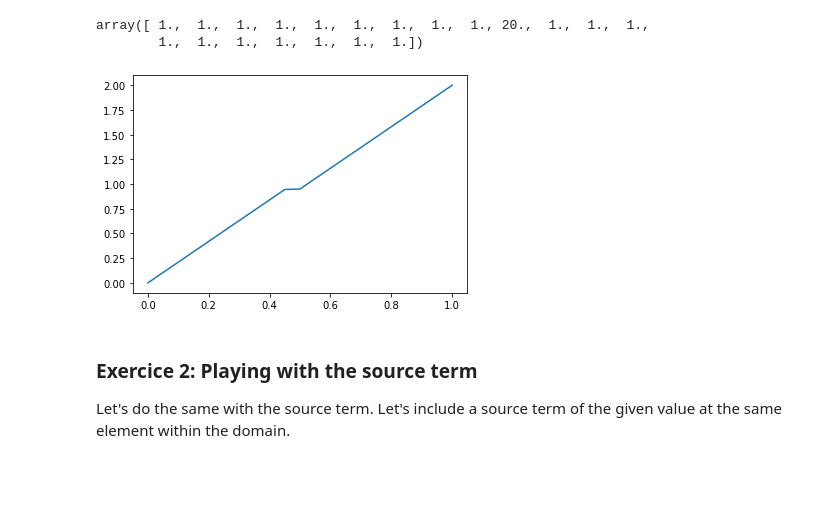
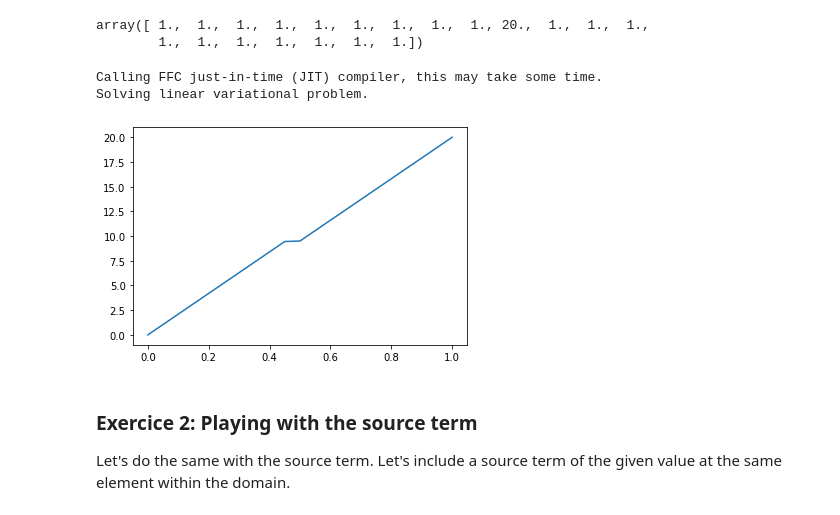
Before and after one commit to Simula-SSCP/SSCP_2024_lectures, a Jupyter notebook: L13 (FEniCS Intro)/L02_FEniCS_Diffusion.ipynb, the cells around one changed output. Drawn from its saved outputs; the diff is of its cells as text; code cells hidden in the pictures; blank space fills up the shorter version.

```diff
--- a/L13 (FEniCS Intro)/L02_FEniCS_Diffusion.ipynb
+++ b/L13 (FEniCS Intro)/L02_FEniCS_Diffusion.ipynb
@@ -163,22 +166,24 @@ array([ 1.,  1.,  1.,  1.,  1.,  1.,  1.,  1.,  1., 20.,  1.,  1.,  1.,
 # %%
 V = TestFunction(W) # the test function
 U = TrialFunction(W) # the TrialFunction is basically a symbol representing the unknown
 
 a = kappa_e * dot( grad(U), grad(V) ) * dx  # left hand side of our equation
 S = Constant(0.0) # source term
 L = (S*V) * dx # right hand side of our equation
 
 value_left = Constant(0.0)
-value_right = Constant(2.0)
+value_right = Constant(20.0)
 bc_l = DirichletBC(W, value_left, "on_boundary && near(x[0], 0)") # Imposing Dirichlet BC to the left boundary node
 bc_r = DirichletBC(W, value_right, "on_boundary && near(x[0], 1)") # Imposing Dirichlet BC to the right boundary node
 bcs = [bc_l, bc_r]   # list of boundary conditions to apply to the problem
 
 U_sol = Function(W)  # place to store the solution
 solve(a == L, U_sol, bcs) # solve the problem
 plot(U_sol);
 # %% [output]
+Calling FFC just-in-time (JIT) compiler, this may take some time.
+Solving linear variational problem.
-[figure, old version]
+[figure, new version]
 # %% [markdown]
 ### Exercice 2: Playing with the source term
 Let's do the same with the source term. Let's include a source term of the given value at the same element within the domain.
```
Also changed, not shown: parts of 12 cells of this notebook, 4 other files.
